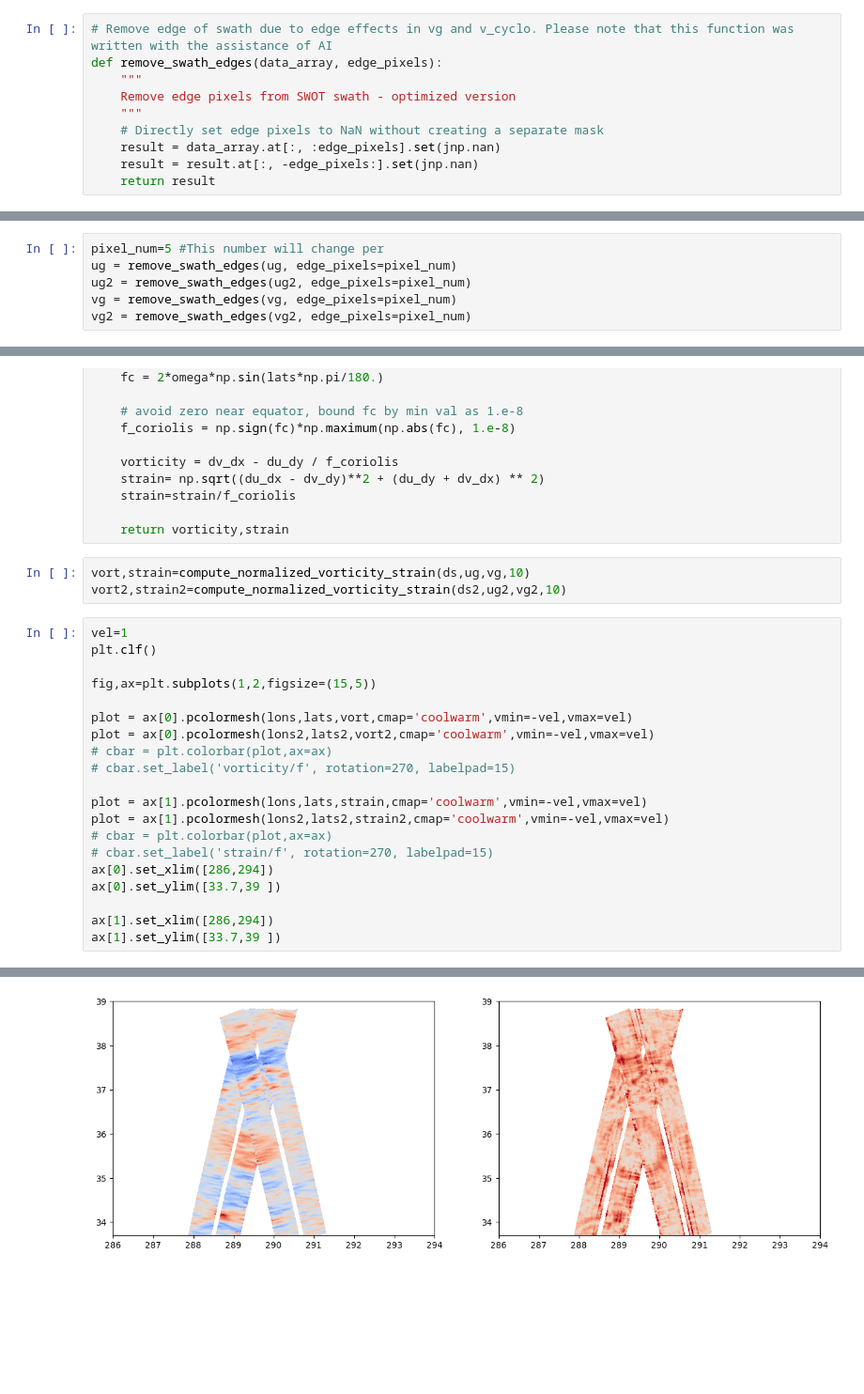
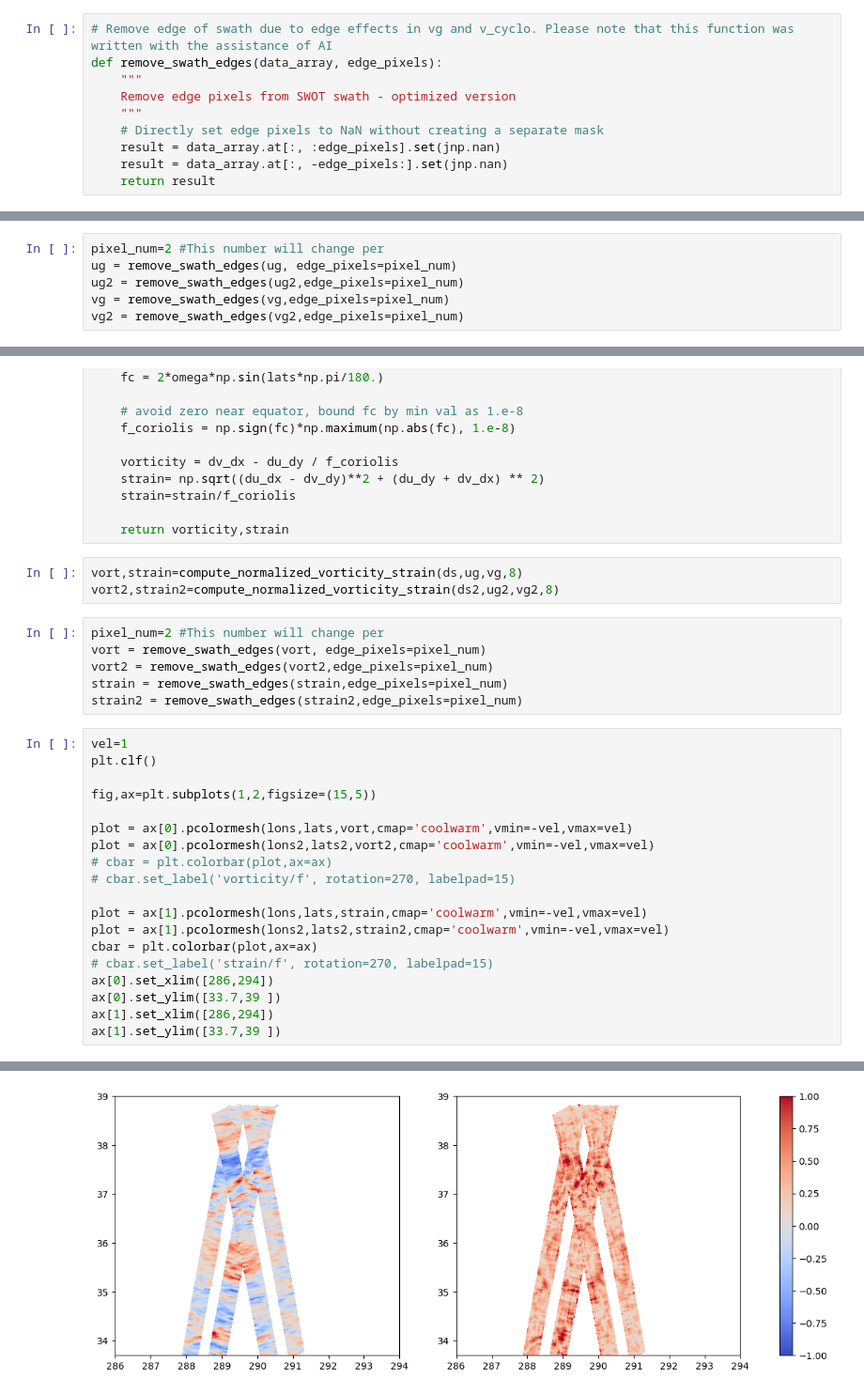
Before and after one commit to ocean-slang/go-swace, a Jupyter notebook: SWOT_cyclogeostrophy_vorticity_strain_jaxsparrow.ipynb, the cells around one changed output, grey strips where cells are left out. Shown at 94% size. Cells and saved outputs as stored; diff of their text form; blank space fills up the shorter version.

```diff
--- a/SWOT_cyclogeostrophy_vorticity_strain_jaxsparrow.ipynb
+++ b/SWOT_cyclogeostrophy_vorticity_strain_jaxsparrow.ipynb
@@ -128,5 +199,5 @@ def remove_swath_edges(data_array, edge_pixels):
     """
     # Directly set edge pixels to NaN without creating a separate mask
     result = data_array.at[:, :edge_pixels].set(jnp.nan)
-    result = result.at[:, -edge_pixels:].set(jnp.nan)
+    result = data_array.at[:, -edge_pixels:].set(jnp.nan)
     return result
@@ -133,7 +217,7 @@ def remove_swath_edges(data_array, edge_pixels):
 # %%
-pixel_num=5 #This number will change per
+pixel_num=2 #This number will change per
 ug = remove_swath_edges(ug, edge_pixels=pixel_num)
-ug2 = remove_swath_edges(ug2, edge_pixels=pixel_num)
-vg = remove_swath_edges(vg, edge_pixels=pixel_num)
-vg2 = remove_swath_edges(vg2, edge_pixels=pixel_num)
+ug2 = remove_swath_edges(ug2,edge_pixels=pixel_num)
+vg = remove_swath_edges(vg,edge_pixels=pixel_num)
+vg2 = remove_swath_edges(vg2,edge_pixels=pixel_num)
 # %%
@@ -287,29 +371,34 @@ def compute_normalized_vorticity_strain(data_array,u,v,wfl):
 
     return vorticity,strain
 # %%
-vort,strain=compute_normalized_vorticity_strain(ds,ug,vg,10)
-vort2,strain2=compute_normalized_vorticity_strain(ds2,ug2,vg2,10)
+vort,strain=compute_normalized_vorticity_strain(ds,ug,vg,8)
+vort2,strain2=compute_normalized_vorticity_strain(ds2,ug2,vg2,8)
+# %%
+pixel_num=2 #This number will change per
+vort = remove_swath_edges(vort, edge_pixels=pixel_num)
+vort2 = remove_swath_edges(vort2,edge_pixels=pixel_num)
+strain = remove_swath_edges(strain,edge_pixels=pixel_num)
+strain2 = remove_swath_edges(strain2,edge_pixels=pixel_num)
 # %%
 vel=1
 plt.clf()
 
 fig,ax=plt.subplots(1,2,figsize=(15,5))
 
 plot = ax[0].pcolormesh(lons,lats,vort,cmap='coolwarm',vmin=-vel,vmax=vel)
 plot = ax[0].pcolormesh(lons2,lats2,vort2,cmap='coolwarm',vmin=-vel,vmax=vel)
 # cbar = plt.colorbar(plot,ax=ax)
 # cbar.set_label('vorticity/f', rotation=270, labelpad=15)
 
 plot = ax[1].pcolormesh(lons,lats,strain,cmap='coolwarm',vmin=-vel,vmax=vel)
 plot = ax[1].pcolormesh(lons2,lats2,strain2,cmap='coolwarm',vmin=-vel,vmax=vel)
-# cbar = plt.colorbar(plot,ax=ax)
+cbar = plt.colorbar(plot,ax=ax)
 # cbar.set_label('strain/f', rotation=270, labelpad=15)
 ax[0].set_xlim([286,294])
 ax[0].set_ylim([33.7,39 ])
-
 ax[1].set_xlim([286,294])
 ax[1].set_ylim([33.7,39 ])
 # %% [output]
 (33.7, 39.0)
 <Figure size 640x480 with 0 Axes>
-[figure, old version]
+[figure, new version]
```
Also changed, not shown: parts of 48 cells of this notebook.
